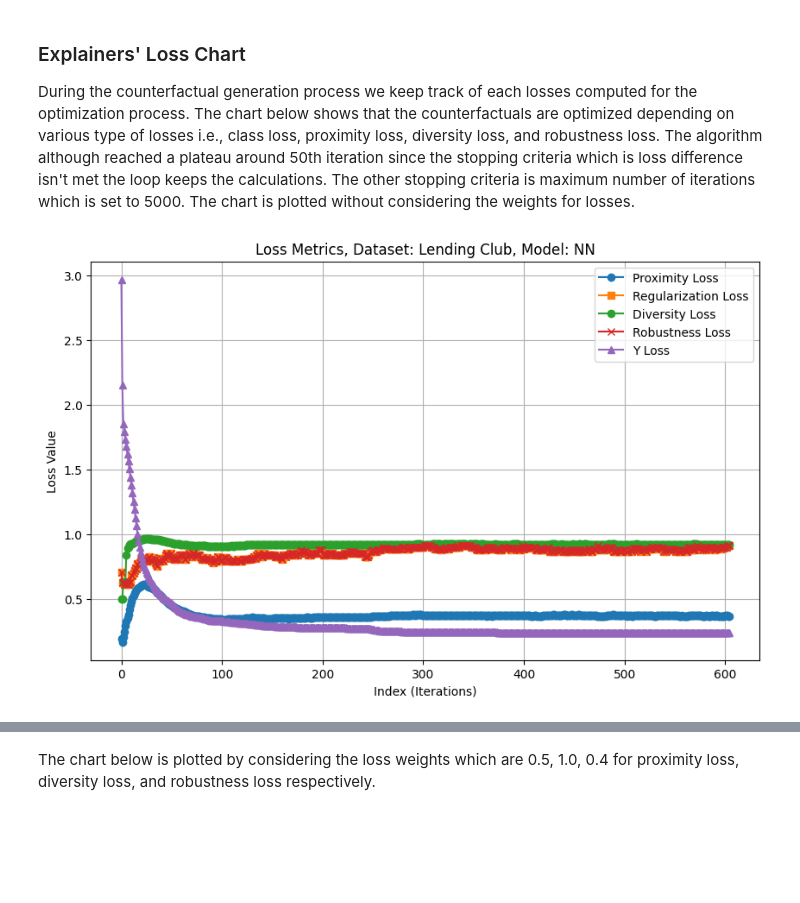
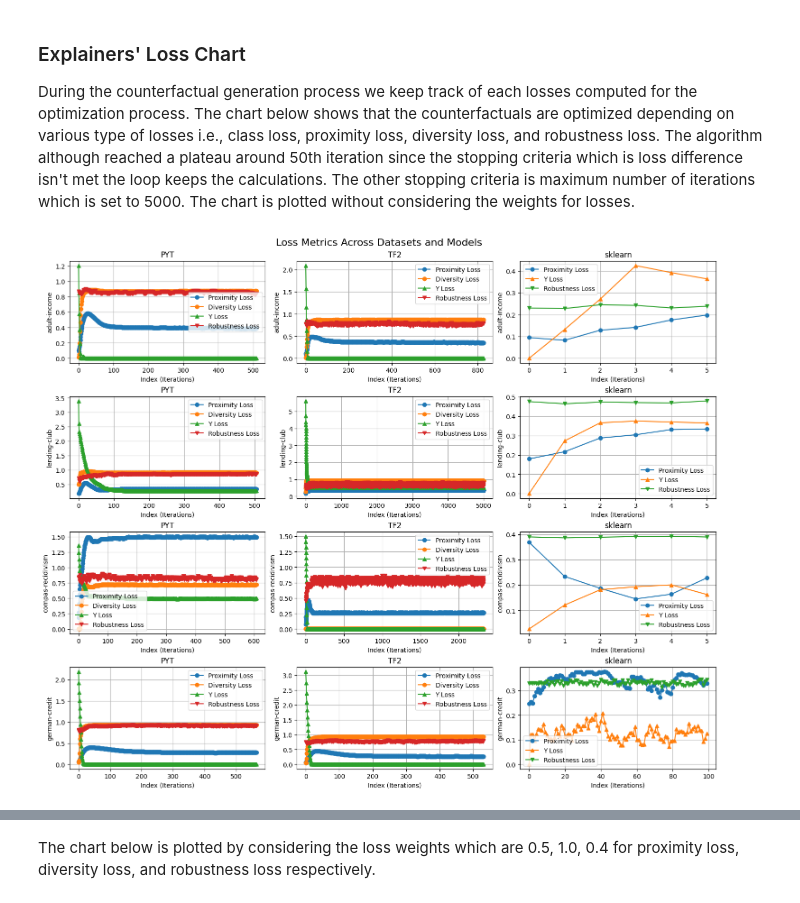
Before and after one commit to Dice-Extended/dice-x, a Jupyter notebook: docs/source/notebooks/Benchmarking_Preliminary_Metrics.ipynb, the cells around one changed output, grey strips where cells are left out. Drawn from its saved outputs; the diff is of its cells as text; code cells hidden in the pictures; blank space fills up the shorter version.

Commit message:
Benchmarking related updates are done

```diff
--- a/docs/source/notebooks/Benchmarking_Preliminary_Metrics.ipynb
+++ b/docs/source/notebooks/Benchmarking_Preliminary_Metrics.ipynb
@@ -84,7 +88,6 @@ datasets = [(helpers.load_compas_dataset(), "twoyearrecid", "compas-recidivism")
              (helpers.load_lending_club_dataset(), "loan_status", "lending-club"),
              (helpers.load_german_credit_dataset(), "credit_risk", "german-credit")]
 backends = ["sklearn", "PYT", "TF2"]
-backends = ["sklearn"]
 benchmarking = Benchmarking(datasets=datasets,
                             backends=backends)
 benchmarking.load_and_train(batch_size=16)
@@ -96,5 +121,5 @@ the dataset is : adult-income, the backend is : sklearn
 
 During the counterfactual generation process we keep track of each losses computed for the optimization process. The chart below shows that the counterfactuals are optimized depending on various type of losses i.e., class loss, proximity loss, diversity loss, and robustness loss. The algorithm although reached a plateau around 50th iteration since the stopping criteria which is loss difference isn't met the loop keeps the calculations. The other stopping criteria is maximum number of iterations which is set to 5000. The chart is plotted without considering the weights for losses.
 # %%
-with open('benchmarking_final_results.pkl', 'rb') as res_file:
+with open('benchmarking_results_23_01_2025-01_05.pkl', 'rb') as res_file:
     benchmarking_results = pickle.load(res_file)
@@ -103,31 +126,53 @@ models = []
 # %%
 import matplotlib.pyplot as plt
 
-def plot_loss_metrics(loss_metrics, proximity_weight=1.0, diversity_weight=1.0,
-                      robustness_weight=1.0):
-    proximity_loss = loss_metrics["proximity_loss"] if proximity_weight == 1.0 else [loss * proximity_weight for loss in loss_metrics["proximity_loss"]]
-    sparsity_loss = loss_metrics["regularization_loss"]
-    robustness_loss = loss_metrics["robustness_loss"] if robustness_weight == 1.0 else [loss * robustness_weight for loss in loss_metrics['robustness_loss']]
-    diversity_loss = loss_metrics["diversity_loss"] if diversity_weight == 1.0 else [loss * diversity_weight for loss in loss_metrics['diversity_loss']]
-    yloss = loss_metrics["y_loss"]
+def plot_loss_metrics_grid(benchmarking_results, datasets, backends, proximity_weight=1.0, diversity_weight=1.0, robustness_weight=1.0):
+    num_datasets = len(datasets)
+    num_backends = len(backends)
 
-    plt.figure(figsize=(10, 6))
+    fig, axes = plt.subplots(num_datasets, num_backends, figsize=(15, 12), constrained_layout=True)
+    fig.suptitle("Loss Metrics Across Datasets and Models", fontsize=16, y=1.02)
 
-    plt.plot(proximity_loss, label="Proximity Loss", marker='o')
-    plt.plot(sparsity_loss, label="Regularization Loss", marker='s')
-    plt.plot(diversity_loss, label="Diversity Loss", marker="o")
-    plt.plot(robustness_loss, label="Robustness Loss", marker='x')
-    plt.plot(yloss, label="Y Loss", marker='^')
-    #plt.plot(total_loss, label="Total Loss", marker='v')
+    for i, dataset in enumerate(datasets):
+        for j, backend in enumerate(backends):
+            ax = axes[i, j]
 
-    plt.title("Loss Metrics, Dataset: Lending Club, Model: NN")
-    plt.xlabel("Index (Iterations)")
-    plt.ylabel("Loss Value")
-    plt.legend()
-    plt.grid()
+            if backend in benchmarking_results[dataset]:
+                loss_metrics = benchmarking_results[dataset][backend]['exp_history']
+
+                # Apply weights to proximity and diversity losses
+                proximity_loss = loss_metrics["proximity_loss"] if proximity_weight == 1.0 else [
+                    loss * proximity_weight for loss in loss_metrics["proximity_loss"]
+                ]
+
+                robustness_loss = loss_metrics["robustness_loss"] if robustness_weight == 1.0 else [
+                    loss * robustness_weight for loss in loss_metrics["robustness_loss"]
+                ]
+                if backend != 'sklearn':
+                    diversity_loss = loss_metrics["diversity_loss"] if diversity_weight == 1.0 else [
+                        loss * diversity_weight for loss in loss_metrics["diversity_loss"]
+                    ]
+                yloss = loss_metrics["y_loss"]
+
+                # Plot losses
+                ax.plot(proximity_loss, label="Proximity Loss", marker='o')
+                if backend != 'sklearn':
+                    ax.plot(diversity_loss, label="Diversity Loss", marker='o')
+                ax.plot(yloss, label="Y Loss", marker='^')
+
+                ax.plot(robustness_loss, label="Robustness Loss", marker='v')
+
+            ax.set_title(backend)
+            ax.set_xlabel("Index (Iterations)")
+            ax.set_ylabel(dataset)
+            ax.legend()
+            ax.grid()
 
     plt.show()
 
-plot_loss_metrics(exp.loss_history)
+# Example usage
+datasets = ['adult-income', 'lending-club', 'compas-recidivism', 'german-credit']
+backends = ['PYT', 'TF2', 'sklearn']
+plot_loss_metrics_grid(benchmarking_results, datasets, backends)
 # %% [output]
-[figure, old version]
+[figure, new version]
```
Also changed, not shown: parts of 6 cells of this notebook, 27 other files.
